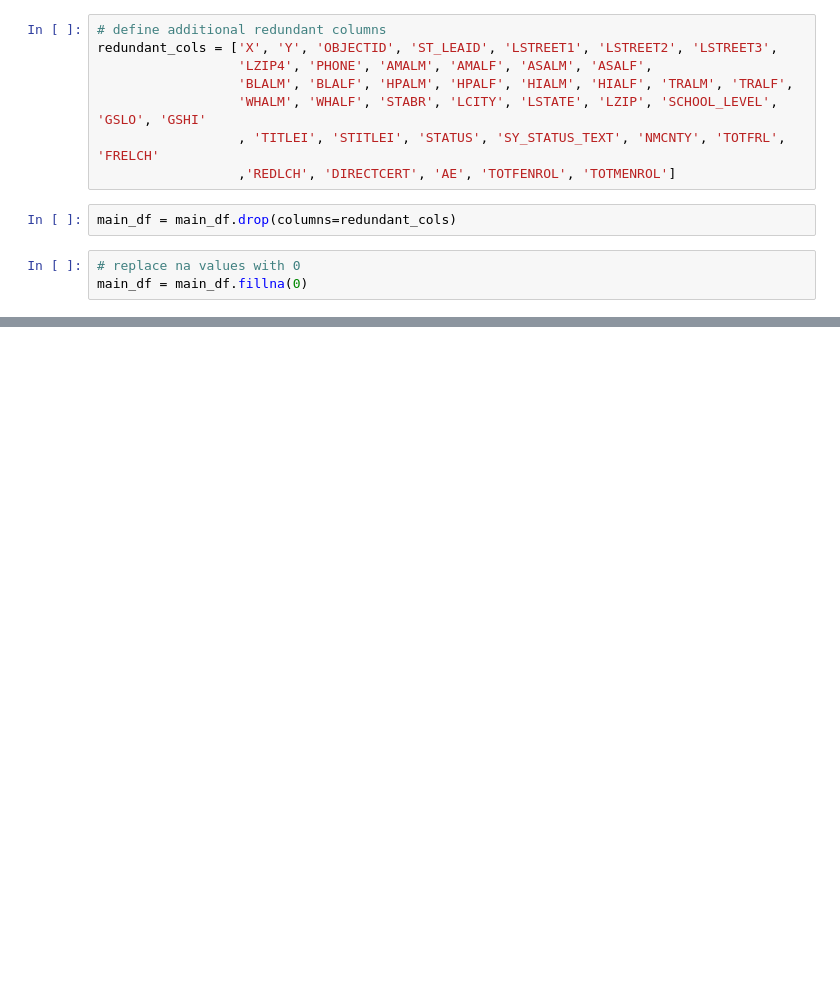
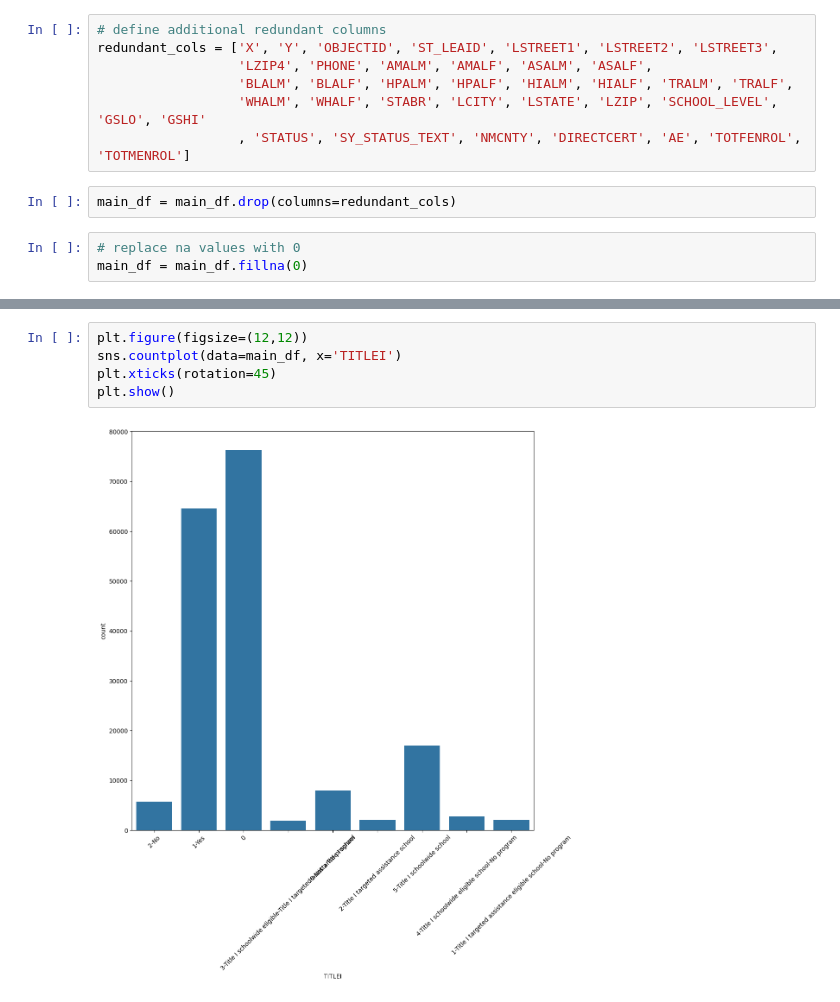
Before and after one commit to caparcom/Customer_Churn_Capstone, a Jupyter notebook: src/clean_data.ipynb, the cells around one changed output, grey strips where cells are left out. Saved outputs shown, nothing was run; the diff lists cells and outputs as text; blank space fills up the shorter version.

```diff
--- a/src/clean_data.ipynb
+++ b/src/clean_data.ipynb
@@ -164,8 +164,7 @@ redundant_cols = ['X', 'Y', 'OBJECTID', 'ST_LEAID', 'LSTREET1', 'LSTREET2', 'LST
                   'LZIP4', 'PHONE', 'AMALM', 'AMALF', 'ASALM', 'ASALF',
                   'BLALM', 'BLALF', 'HPALM', 'HPALF', 'HIALM', 'HIALF', 'TRALM', 'TRALF',
                   'WHALM', 'WHALF', 'STABR', 'LCITY', 'LSTATE', 'LZIP', 'SCHOOL_LEVEL', 'GSLO', 'GSHI'
-                  , 'TITLEI', 'STITLEI', 'STATUS', 'SY_STATUS_TEXT', 'NMCNTY', 'TOTFRL', 'FRELCH'
-                  ,'REDLCH', 'DIRECTCERT', 'AE', 'TOTFENROL', 'TOTMENROL']
+                  , 'STATUS', 'SY_STATUS_TEXT', 'NMCNTY', 'DIRECTCERT', 'AE', 'TOTFENROL', 'TOTMENROL']
 # %%
 main_df = main_df.drop(columns=redundant_cols)
 # %%
@@ -177,0 +189,7 @@ main_df = main_df.fillna(0)
+# %%
+plt.figure(figsize=(12,12))
+sns.countplot(data=main_df, x='TITLEI')
+plt.xticks(rotation=45)
+plt.show()
+# %% [output]
+[figure, added]
```
Also changed, not shown: parts of 22 cells of this notebook.
